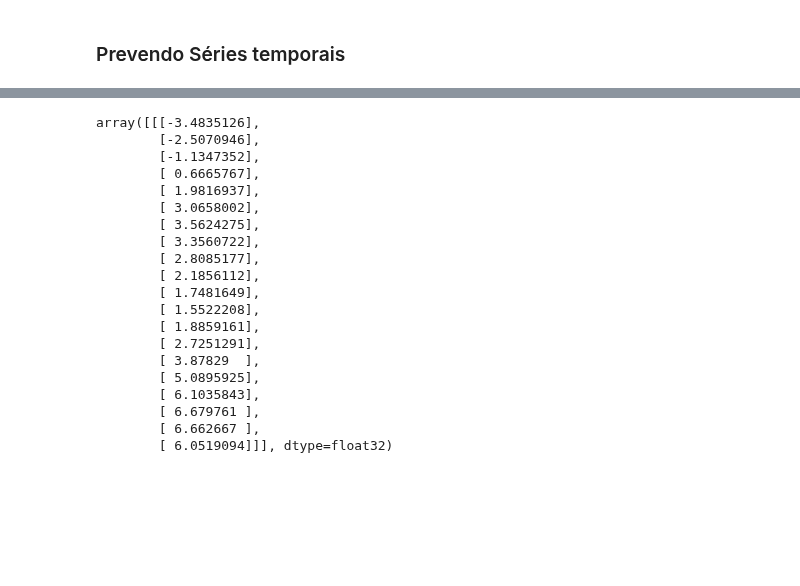
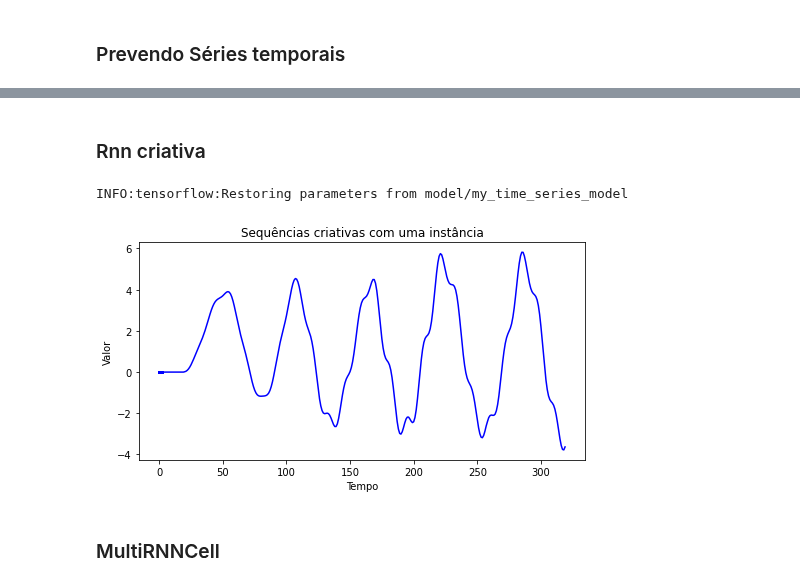
Before and after one commit to LilianeAquino/hands_on_aprendizado_de_maquina, a Jupyter notebook: 14_recurrent_neural_networks.ipynb, the cells around one changed output, grey strips where cells are left out. Drawn from its saved outputs; the diff is of its cells as text; code cells hidden in the pictures; blank space fills up the shorter version.

```diff
--- a/14_recurrent_neural_networks.ipynb
+++ b/14_recurrent_neural_networks.ipynb
@@ -355,23 +377,27 @@ with tf.compat.v1.Session() as sess:
-# %%
-y_pred
-# %% [output]
-array([[[-3.4835126],
-        [-2.5070946],
-        [-1.1347352],
-        [ 0.6665767],
-        [ 1.9816937],
-        [ 3.0658002],
-        [ 3.5624275],
-        [ 3.3560722],
-        [ 2.8085177],
-        [ 2.1856112],
-        [ 1.7481649],
-        [ 1.5522208],
-        [ 1.8859161],
-        [ 2.7251291],
-        [ 3.87829  ],
-        [ 5.0895925],
-        [ 6.1035843],
-        [ 6.679761 ],
-        [ 6.662667 ],
-        [ 6.0519094]]], dtype=float32)
+# %% [markdown]
+### Rnn criativa
+# %%
+t = np.linspace(t_min, t_max, int((t_max - t_min) / resolution))
+
+with tf.compat.v1.Session() as sess:
+    saver.restore(sess, 'model/my_time_series_model')
+
+    sequence = [0.] * n_steps
+    for iteration in range(300):
+        X_batch = np.array(sequence[-n_steps:]).reshape(1, n_steps, 1)
+        y_pred = sess.run(outputs, feed_dict={X: X_batch})
+        sequence.append(y_pred[0, -1, 0])
+
+
+plt.figure(figsize=(8,4))
+plt.plot(np.arange(len(sequence)), sequence, 'b-')
+plt.plot(t[:n_steps], sequence[:n_steps], 'b-', linewidth=3)
+plt.xlabel('Tempo')
+plt.ylabel('Valor')
+plt.title('Sequências criativas com uma instância')
+plt.show()
+# %% [output]
+INFO:tensorflow:Restoring parameters from model/my_time_series_model
+[figure, added]
+# %% [markdown]
+### MultiRNNCell
```
Also changed, not shown: parts of 15 cells of this notebook, 7 other files.
